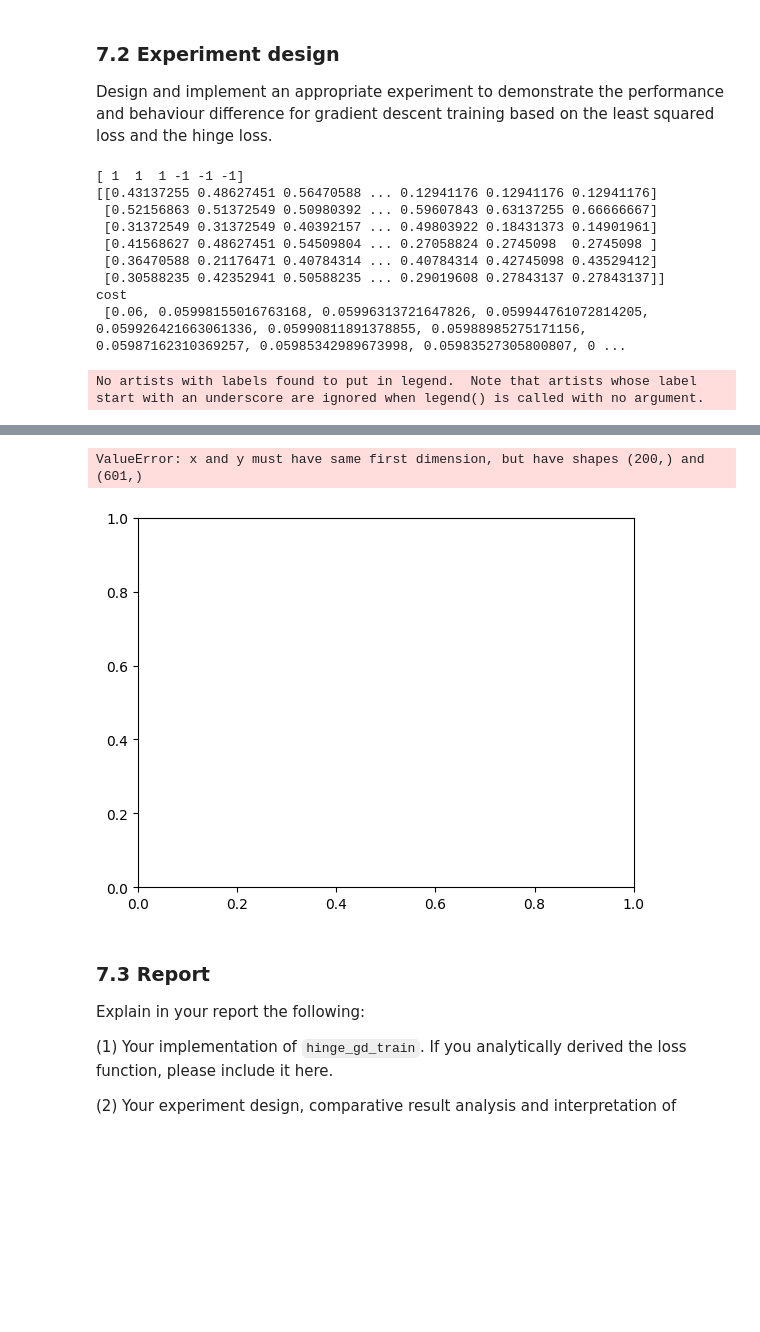
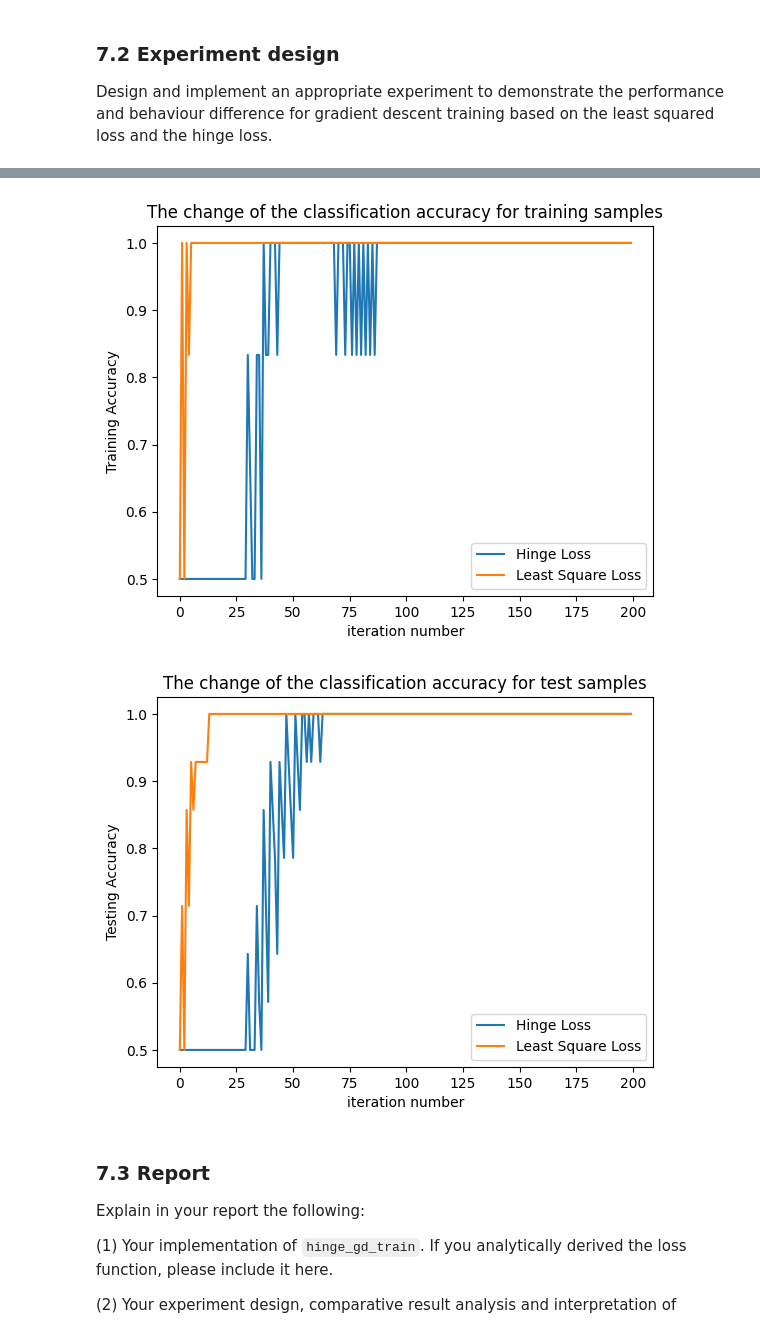
Before and after one commit to Ray7788/MachineLearning, a Jupyter notebook: Lab3_S/24112-Lab2-S-Practice2.ipynb, the cells around one changed output, grey strips where cells are left out. Drawn from its saved outputs; the diff is of its cells as text; code cells hidden in the pictures; blank space fills up the shorter version.

```diff
--- a/Lab3_S/24112-Lab2-S-Practice2.ipynb
+++ b/Lab3_S/24112-Lab2-S-Practice2.ipynb
@@ -540,0 +502,3 @@ cost_all, w_all = lls_gd_train(tr_data2, tr_label2, N, learning_rate)
+# %%
+tr_data, tr_label, te_data, te_label = clarify_subject_1_30(data, labels, 3)
+cost_all, w_all = lls_gd_train(tr_data, tr_label, 200, 10**(-3))
@@ -924,24 +848,3 @@ ValueError: operands could not be broadcast together with shapes (4,) (3,)
 
 ### 7.2 Experiment design
 Design and implement an appropriate experiment to demonstrate the performance and behaviour difference for gradient descent training based on the least squared loss and the hinge loss.
-# %%
-tr_label2 = np.where(tr_label2 == 1, 1,-1)
-print(tr_label2)
-print(tr_data2)
-learning_rate = 10**(-3)
-loop = 600
-cost_all, w_all = hinge_gd_train(tr_data2, tr_label2, learning_rate, loop, 0.01)
-
-# print(np.array(w_all), w_all)
-
-print("cost\n",  cost_all)
-# %% [output]
-[ 1  1  1 -1 -1 -1]
-[[0.43137255 0.48627451 0.56470588 ... 0.12941176 0.12941176 0.12941176]
- [0.52156863 0.51372549 0.50980392 ... 0.59607843 0.63137255 0.66666667]
- [0.31372549 0.31372549 0.40392157 ... 0.49803922 0.18431373 0.14901961]
- [0.41568627 0.48627451 0.54509804 ... 0.27058824 0.2745098  0.2745098 ]
- [0.36470588 0.21176471 0.40784314 ... 0.40784314 0.42745098 0.43529412]
- [0.30588235 0.42352941 0.50588235 ... 0.29019608 0.27843137 0.27843137]]
-cost
- [0.06, 0.05998155016763168, 0.05996313721647826, 0.059944761072814205, 0.059926421663061336, 0.05990811891378855, 0.05988985275171156, 0.05987162310369257, 0.05985342989673998, 0.05983527305800807, 0 ...
@@ -948,36 +902,34 @@ cost
+# %%
+tr_data_hinge, tr_label_hinge, te_data_hinge, te_label_hinge = clarify_subject_1_30(data, labels, 3)
+cost_all_hinge, w_all_hinge = hinge_gd_train(tr_data_hinge, tr_label_hinge, 0.0005, 200, 1)
 # %%
-# The change of your sum-of-squares error loss that you minimise (1st graph)datum,
-datum = np.arange(1, 201, 1)
-plt.plot(cost_all,label='')
+# The change of your sum-of-squares error loss that you minimise (1st graph)
+# datum = np.arange(1, 201, 1)
+plt.plot(cost_all_hinge, label='Hinge Loss')
+plt.plot(cost_all, label='Least Square Loss')
 plt.xlabel('iteration number')
 plt.ylabel('squared error')
-plt.title('Hinge Loss Over Iteration')
+plt.title('Sum-of-squares Error Loss Over Iteration')
 plt.legend()
 plt.show()
 
-accuracyListGdTrain72 = []
-for i in w_all:
-    accuracyTrain72 = predictgd(i, tr_data2, tr_label2)
-    accuracyListGdTrain72.append(accuracyTrain72)
-# the change of the classification accuracy for training samples over iterations (2rd graph)
-plt.plot(datum, accuracyListGdTrain72, label='')
+accuracyListHingeTrain, accuracyListHingeTest = accuracy_pro(w_all_hinge, tr_data_hinge, tr_label_hinge, te_data_hinge, te_label_hinge)
+
+# the change of the classification accuracy for training samples over iterations (2nd graph)
+plt.plot(accuracyListHingeTrain, label='Hinge Loss')
+plt.plot(accuracyListGdTrain, label='Least Square Loss')
 plt.xlabel('iteration number')
 plt.ylabel('Training Accuracy')
 plt.title('The change of the classification accuracy for training samples')
 plt.legend()
 plt.show()
 
-# the change of the classification accuracy for test samples over iterations (3rd graph)
-accuracyListGdTest72 = []
-for i in w_all:
-    accuracyTest72 = predictgd(i, te_data2, te_label2)
-    accuracyListGdTest72.append(accuracyTest72)
-
-plt.plot(datum, accuracyListGdTest72)
+# the change of the classification accuracy for testing samples over iterations (3rd graph)
+plt.plot(accuracyListHingeTest,label='Hinge Loss')
+plt.plot(accuracyListGdTest, label='Least Square Loss')
 plt.xlabel('iteration number')
 plt.ylabel('Testing Accuracy')
 plt.title('The change of the classification accuracy for test samples')
 plt.legend()
 plt.show()
 # %% [output]
-No artists with labels found to put in legend.  Note that artists whose label start with an underscore are ignored when legend() is called with no argument.
@@ -985,5 +937,5 @@ No artists with labels found to put in legend.  Note that artists whose label st
-ValueError: x and y must have same first dimension, but have shapes (200,) and (601,)
-[figure, old version]
+[figure, new version]
+[figure, added]
 # %% [markdown]
 ### 7.3 Report
 
```
Also changed, not shown: parts of 28 cells of this notebook.
